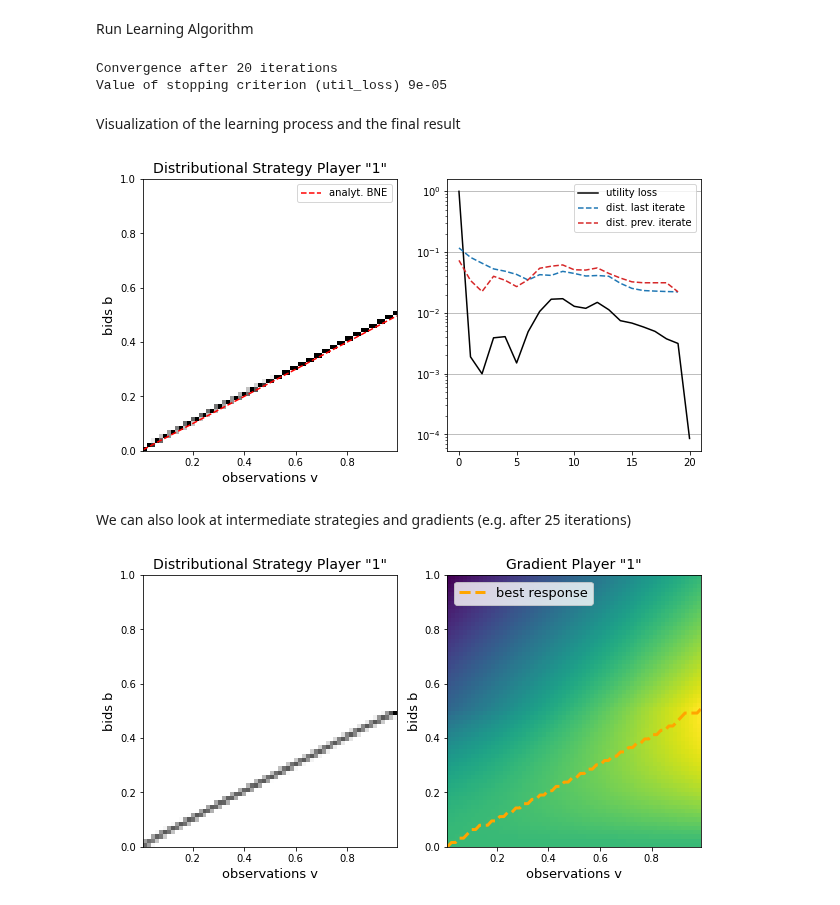
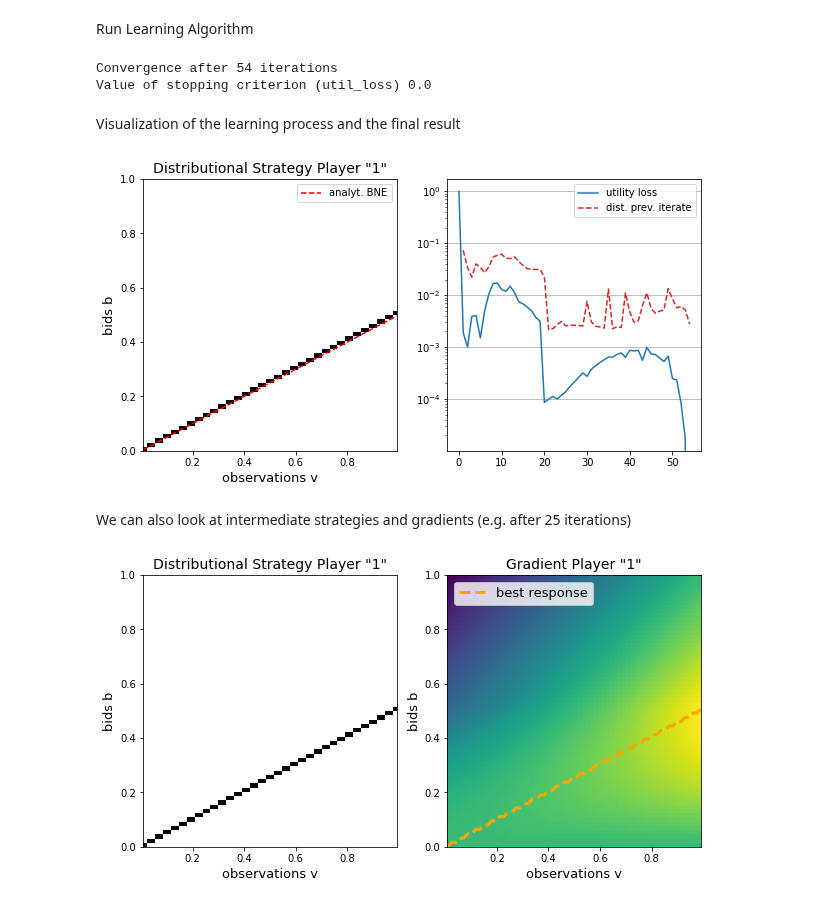
Before and after one commit to MOberlechner/soda, a Jupyter notebook: notebooks/examples/single_item_auction.ipynb, the cells around one changed output. Drawn from its saved outputs; the diff is of its cells as text; code cells hidden in the pictures.

```diff
--- a/notebooks/examples/single_item_auction.ipynb
+++ b/notebooks/examples/single_item_auction.ipynb
@@ -47,7 +47,7 @@ Specify Learning Algorithm
 # %%
 # parameter learner
 max_iter = int(1e4)
-tol = 1e-4
+tol = 1e-10
 stop_criterion = 'util_loss'
 regularizer = 'euclidean'
 steprule_bool = True
@@ -67,20 +67,20 @@ for i in game.set_bidder:
     strategies[i].initialize('equal')
 
 # run soda
-learner.run(mechanism, game, strategies, disable_tqdm_bool=False, print_result_bool=True)
+learner.run(mechanism, game, strategies, disable_tqdm_bool=False, print_result_bool=True, save_history_bool=False)
 # %% [output]
-Convergence after 20 iterations
-Value of stopping criterion (util_loss) 9e-05
+Convergence after 54 iterations
+Value of stopping criterion (util_loss) 0.0
 # %% [markdown]
 Visualization of the learning process and the final result
 # %%
 beta = mechanism.get_bne('1', strategies['1'].o_discr)
 strategies['1'].plot(more=True, beta=beta)
 # %% [output]
-[figure, old version]
+[figure, new version]
 # %% [markdown]
 We can also look at intermediate strategies and gradients (e.g. after 25 iterations)
 # %%
-strategies['1'].plot(grad=True, iter=2)
+strategies['1'].plot(grad=True)
 # %% [output]
-[figure, old version]
+[figure, new version]
```
Also changed, not shown: 2 other files.
